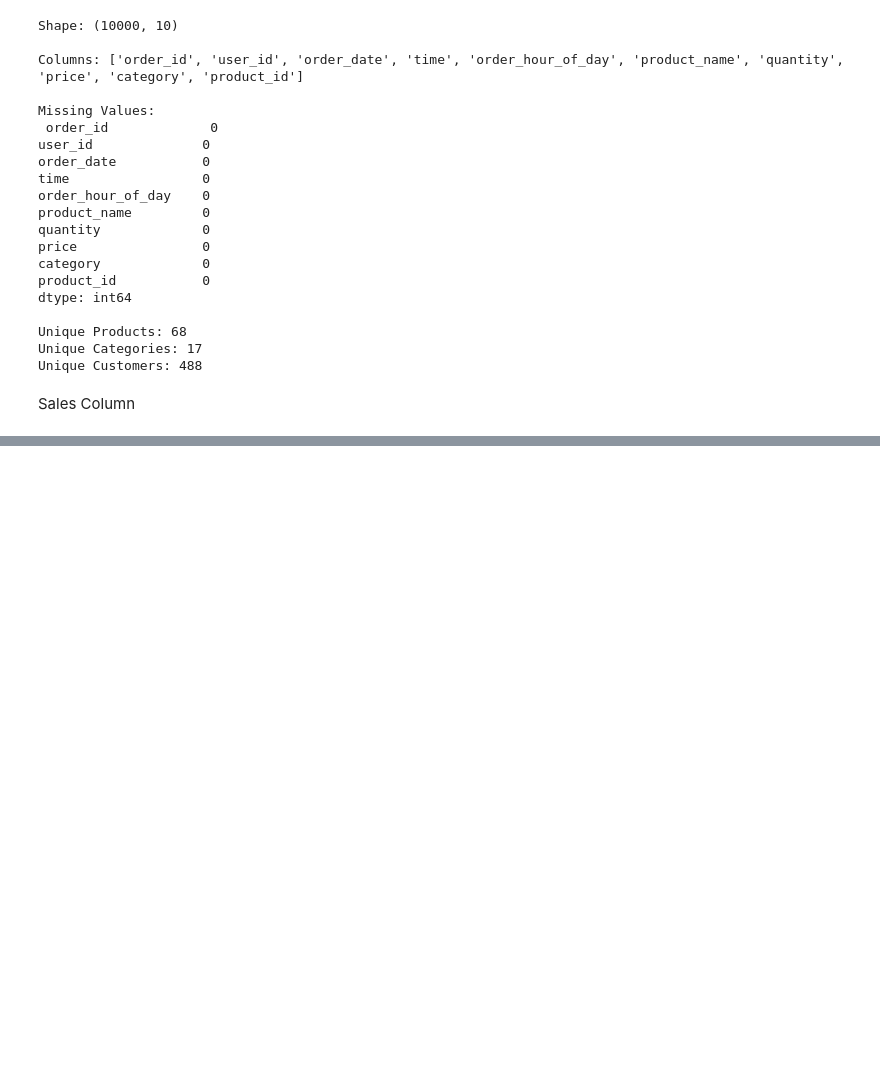
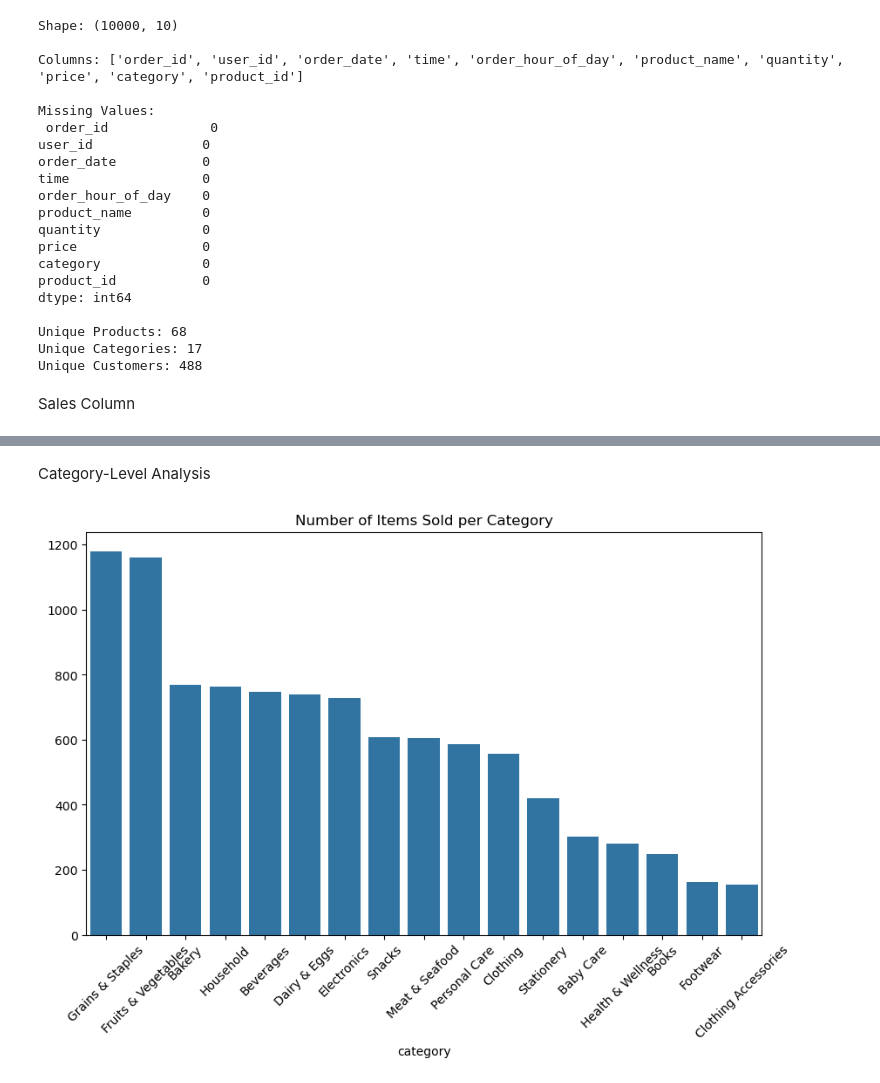
Before and after one commit to ARUNAGIRINATHAN-K/Retail-Transaction-Analytics, a Jupyter notebook: overview.ipynb, the cells around one changed output, grey strips where cells are left out. Cells and saved outputs as stored; diff of their text form; code cells hidden in the pictures; blank space fills up the shorter version.

```diff
--- a/overview.ipynb
+++ b/overview.ipynb
@@ -42,0 +89,10 @@ df["sales"] = df["quantity"] * df["price"]
+# %% [markdown]
+Category-Level Analysis
+# %%
+plt.figure(figsize=(10,6))
+sns.barplot(x=df["category"].value_counts().index, y=df["category"].value_counts().values)
+plt.xticks(rotation=45)
+plt.title("Number of Items Sold per Category")
+plt.show()
+# %% [output]
+[figure, added]
```
Also changed, not shown: parts of 17 cells of this notebook.
